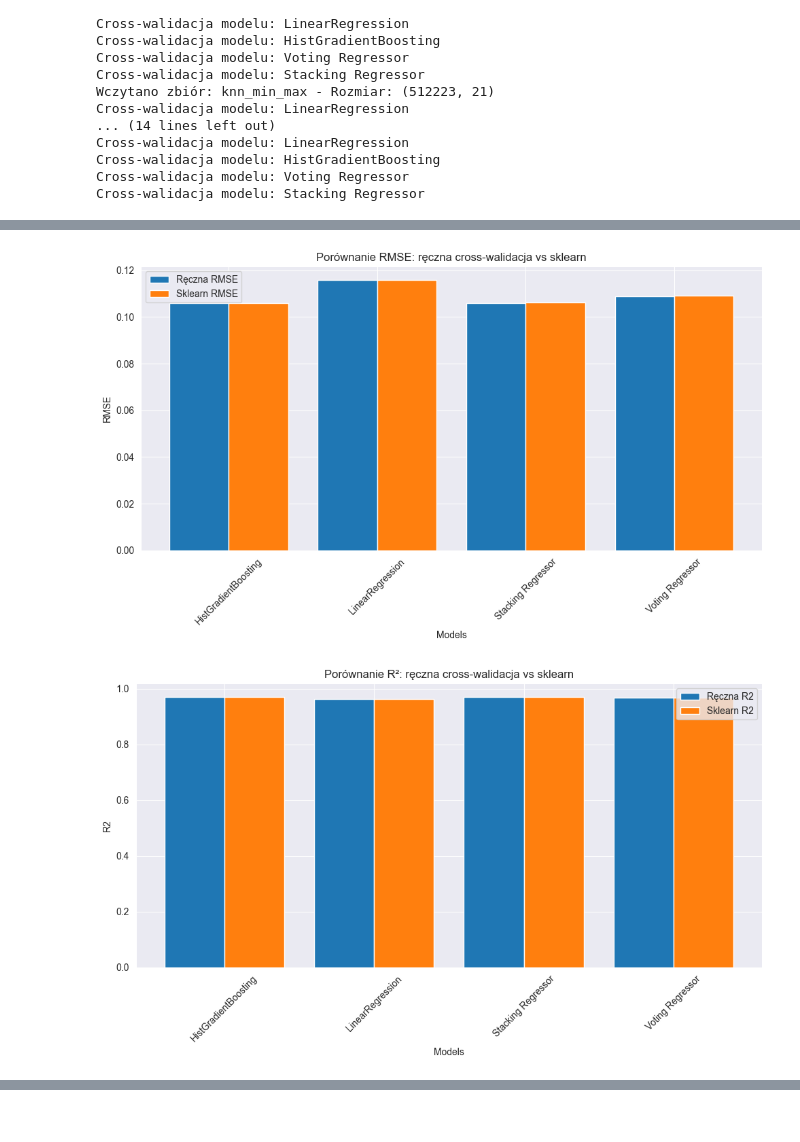
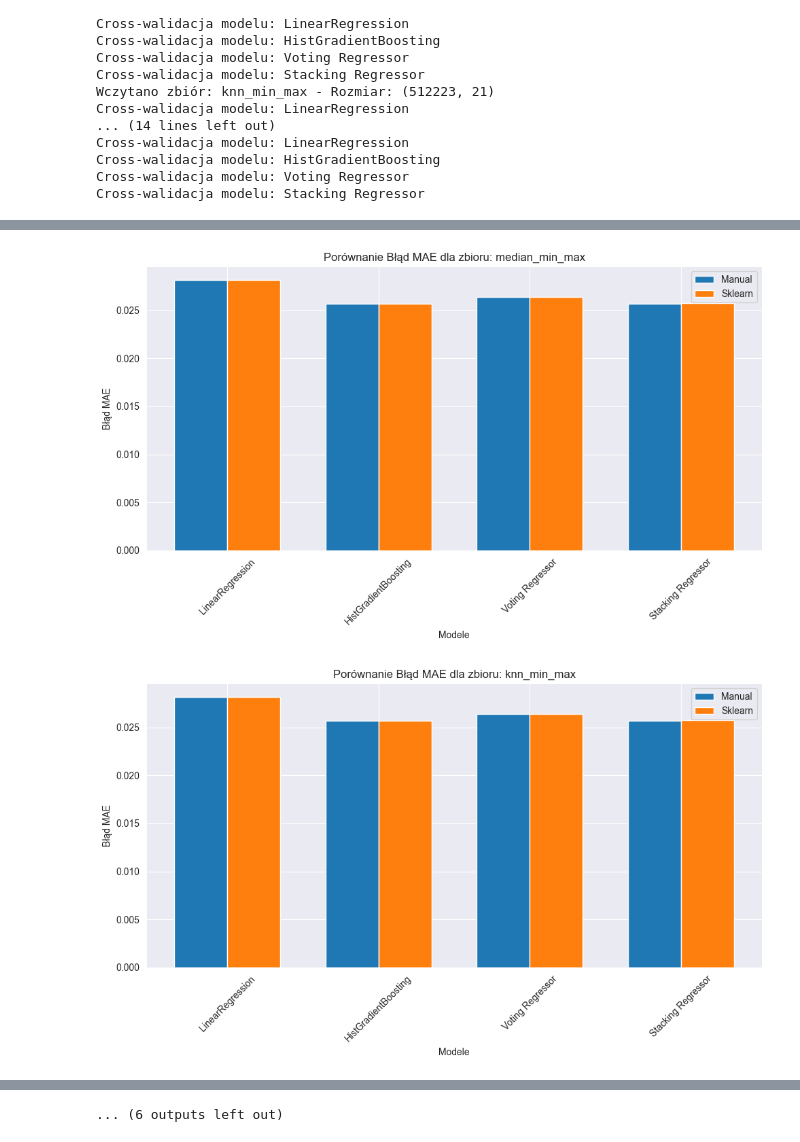
Before and after one commit to RafMat159/MOW_II_Projekt_I, a Jupyter notebook: Used _Car_Auction_Prices_2.ipynb, the cells around one changed output, grey strips where cells are left out. Cells and saved outputs as stored; diff of their text form; code cells hidden in the pictures.

```diff
--- a/Used _Car_Auction_Prices_2.ipynb
+++ b/Used _Car_Auction_Prices_2.ipynb
@@ -415,27 +415,35 @@ Wyniki cross-walidacji:
 | 22 | knn_standard | Voting Regressor | 0.118789 | 0.118754 | 0.178337 | 0.178326 | 0.968195 | 0.968199 |
 | 23 | knn_standard | Stacking Regressor | 0.115505 | 0.115814 | 0.173479 | 0.173784 | 0.969904 | 0.969799 |
 # %%
-def plot_comparison(metric, title, results_df):
-    grouped = results_df.groupby("Model")
-    x_labels = grouped.groups.keys()
+import matplotlib.pyplot as plt
+import numpy as np
 
-    manual_values = grouped[f"Manual {metric}"].mean()
-    sklearn_values = grouped[f"Sklearn {metric}"].mean()
+def plot_separate_datasets(results_df, metric, metric_label):
+    datasets = results_df["Dataset"].unique()
 
-    x = range(len(x_labels))
+    for dataset in datasets:
+        dataset_results = results_df[results_df["Dataset"] == dataset]
 
-    plt.figure(figsize=(10, 6))
-    plt.bar(x, manual_values, width=0.4, label=f"Ręczna {metric}", align="center")
-    plt.bar([i + 0.4 for i in x], sklearn_values, width=0.4, label=f"Sklearn {metric}", align="center")
-    plt.xticks([i + 0.2 for i in x], x_labels, rotation=45)
-    plt.xlabel("Models")
-    plt.ylabel(metric)
-    plt.title(title)
-    plt.legend()
-    plt.tight_layout()
-    plt.show()
+        models = dataset_results["Model"].values
+        manual_values = dataset_results[f"Manual {metric}"].values
+        sklearn_values = dataset_results[f"Sklearn {metric}"].values
 
-plot_comparison("MAE", "Porównanie MAE: ręczna cross-walidacja vs sklearn", final_results_df)
-plot_comparison("RMSE", "Porównanie RMSE: ręczna cross-walidacja vs sklearn", final_results_df)
-plot_comparison("R2", "Porównanie R²: ręczna cross-walidacja vs sklearn", final_results_df)
+        x = np.arange(len(models))
+        width = 0.35
+
+        plt.figure(figsize=(10, 6))
+        plt.bar(x - width / 2, manual_values, width=width, label="Manual")
+        plt.bar(x + width / 2, sklearn_values, width=width, label="Sklearn")
+
+        plt.xticks(x, models, rotation=45)
+        plt.xlabel("Modele")
+        plt.ylabel(metric_label)
+        plt.title(f"Porównanie {metric_label} dla zbioru: {dataset}")
+        plt.legend()
+        plt.tight_layout()
+        plt.show()
+
+plot_separate_datasets(final_results_df, "MAE", "Błąd MAE")
+plot_separate_datasets(final_results_df, "RMSE", "RMSE")
+plot_separate_datasets(final_results_df, "R2", "R²")
 # %% [output]
@@ -443,2 +451,2 @@ plot_comparison("R2", "Porównanie R²: ręczna cross-walidacja vs sklearn", fin
-[figure, old version]
+[figure, new version]
-[figure, old version]
+[figure, new version]
@@ -444,0 +462 @@ plot_comparison("R2", "Porównanie R²: ręczna cross-walidacja vs sklearn", fin
+... (6 outputs left out)
```
Also changed, not shown: parts of 1 cell of this notebook.
